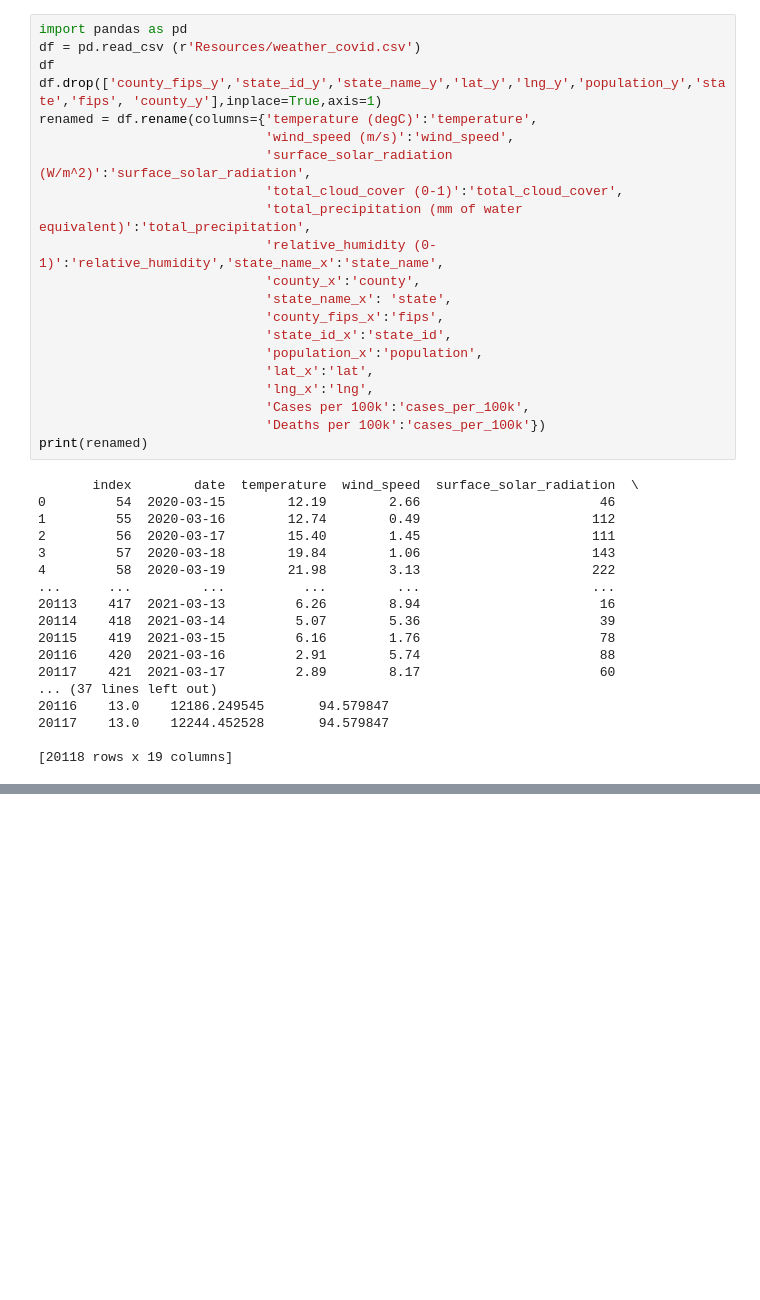
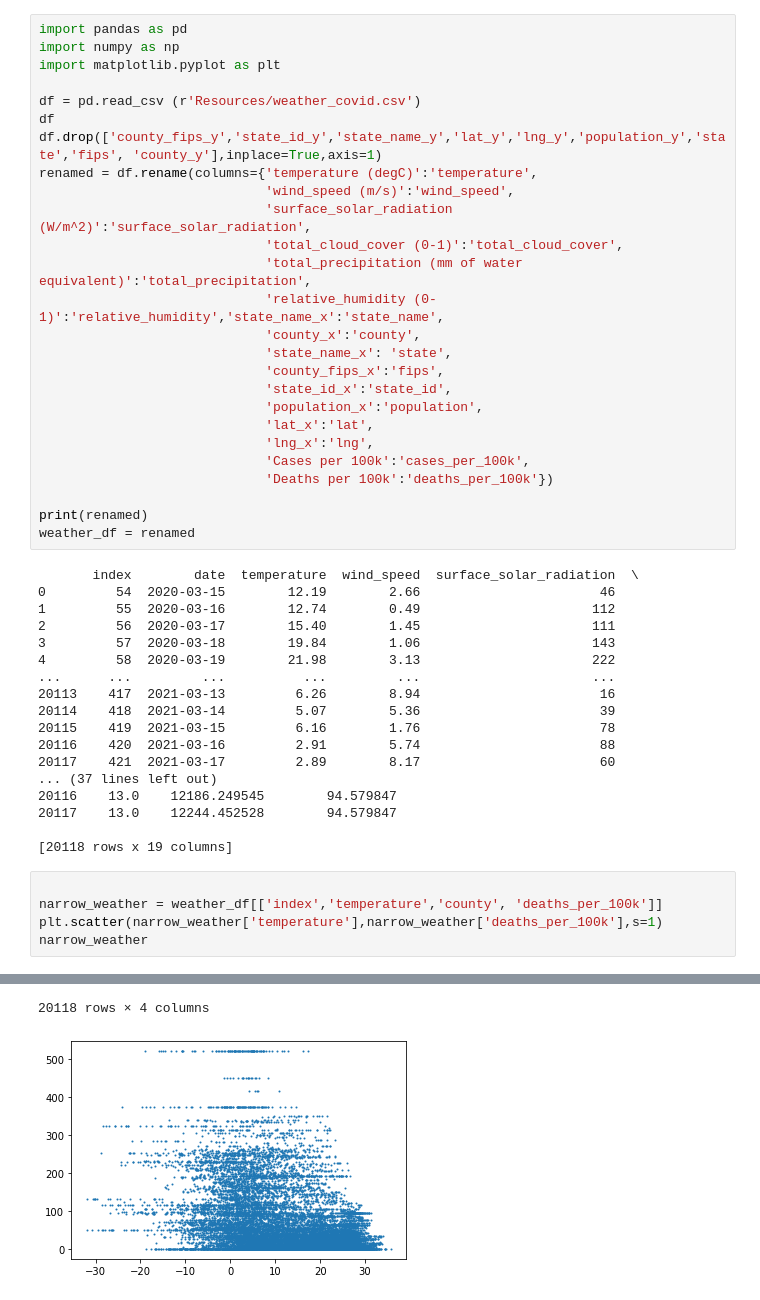
Before and after one commit to pkriger/project-01, a Jupyter notebook: Weather_Analysis .ipynb, the cells around one changed output, grey strips where cells are left out. Cells and saved outputs as stored; diff of their text form; blank space fills up the shorter version.

Commit message:
Made my first awesome plot!

```diff
--- a/Weather_Analysis .ipynb
+++ b/Weather_Analysis .ipynb
@@ -1,5 +1,8 @@
 # %%
 import pandas as pd
+import numpy as np
+import matplotlib.pyplot as plt
+
 df = pd.read_csv (r'Resources/weather_covid.csv')
 df
 df.drop(['county_fips_y','state_id_y','state_name_y','lat_y','lng_y','population_y','state','fips', 'county_y'],inplace=True,axis=1)
@@ -17,8 +20,10 @@ renamed = df.rename(columns={'temperature (degC)':'temperature',
                              'lat_x':'lat',
                              'lng_x':'lng',
                              'Cases per 100k':'cases_per_100k',
-                             'Deaths per 100k':'cases_per_100k'})
+                             'Deaths per 100k':'deaths_per_100k'})
+
 print(renamed)
+weather_df = renamed
 # %% [output]
        index        date  temperature  wind_speed  surface_solar_radiation  \
 0         54  2020-03-15        12.19        2.66                       46
@@ -38,2 +43,8 @@ print(renamed)
 
 [20118 rows x 19 columns]
+# %%
+
+narrow_weather = weather_df[['index','temperature','county', 'deaths_per_100k']]
+plt.scatter(narrow_weather['temperature'],narrow_weather['deaths_per_100k'],s=1)
+narrow_weather
+# %% [output]
@@ -39,0 +63,2 @@ print(renamed)
+20118 rows × 4 columns
+[figure, added]
```
Also changed, not shown: parts of 1 cell of this notebook.
